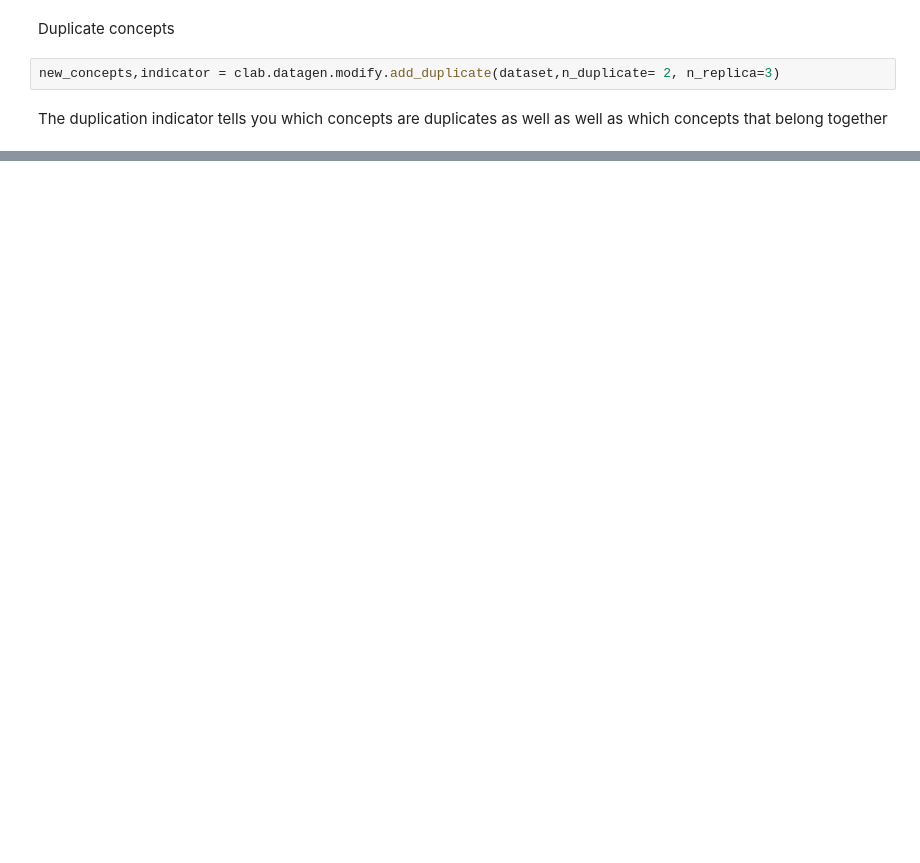
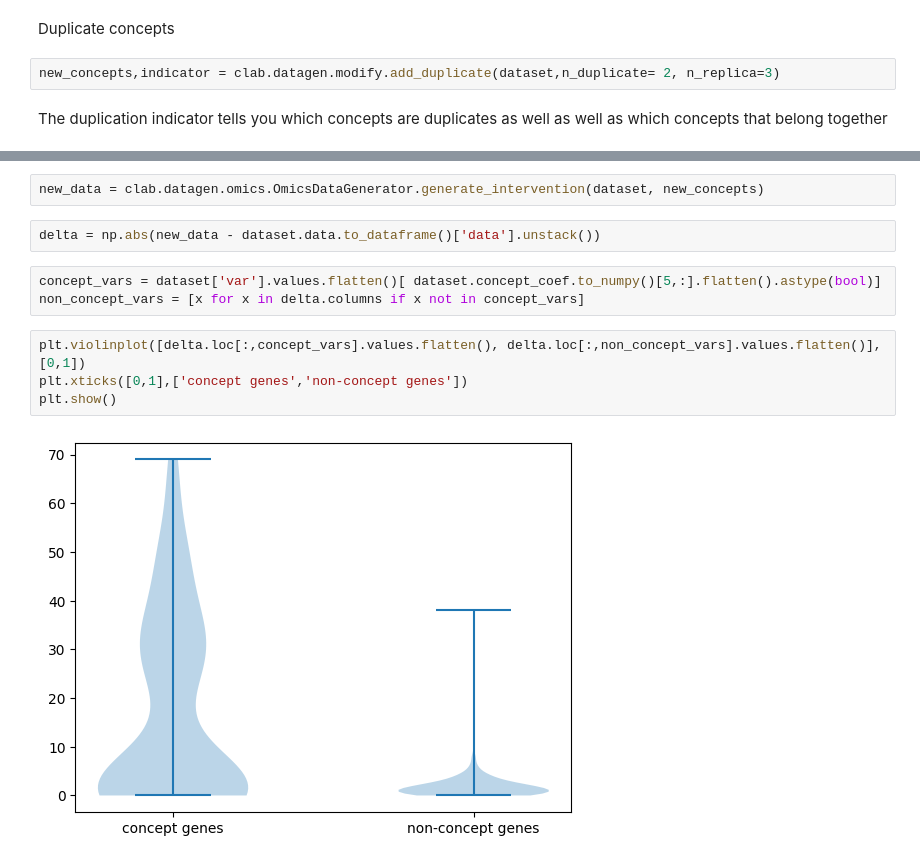
Before and after one commit to almaan/scCBGM, a Jupyter notebook: notebooks/2024-07-26-cbm-datagen-tutorial-001.ipynb, the cells around one changed output, grey strips where cells are left out. Saved outputs shown, nothing was run; the diff lists cells and outputs as text; blank space fills up the shorter version.

```diff
--- a/notebooks/2024-07-26-cbm-datagen-tutorial-001.ipynb
+++ b/notebooks/2024-07-26-cbm-datagen-tutorial-001.ipynb
@@ -422,0 +453,13 @@ Concepts with redundancy : 3, 7, 8, 9, 10, 11, 12, 13
+# %%
+new_data = clab.datagen.omics.OmicsDataGenerator.generate_intervention(dataset, new_concepts)
+# %%
+delta = np.abs(new_data - dataset.data.to_dataframe()['data'].unstack())
+# %%
+concept_vars = dataset['var'].values.flatten()[ dataset.concept_coef.to_numpy()[5,:].flatten().astype(bool)]
+non_concept_vars = [x for x in delta.columns if x not in concept_vars]
+# %%
+plt.violinplot([delta.loc[:,concept_vars].values.flatten(), delta.loc[:,non_concept_vars].values.flatten()], [0,1])
+plt.xticks([0,1],['concept genes','non-concept genes'])
+plt.show()
+# %% [output]
+[figure, added]
```
Also changed, not shown: parts of 21 cells of this notebook.
